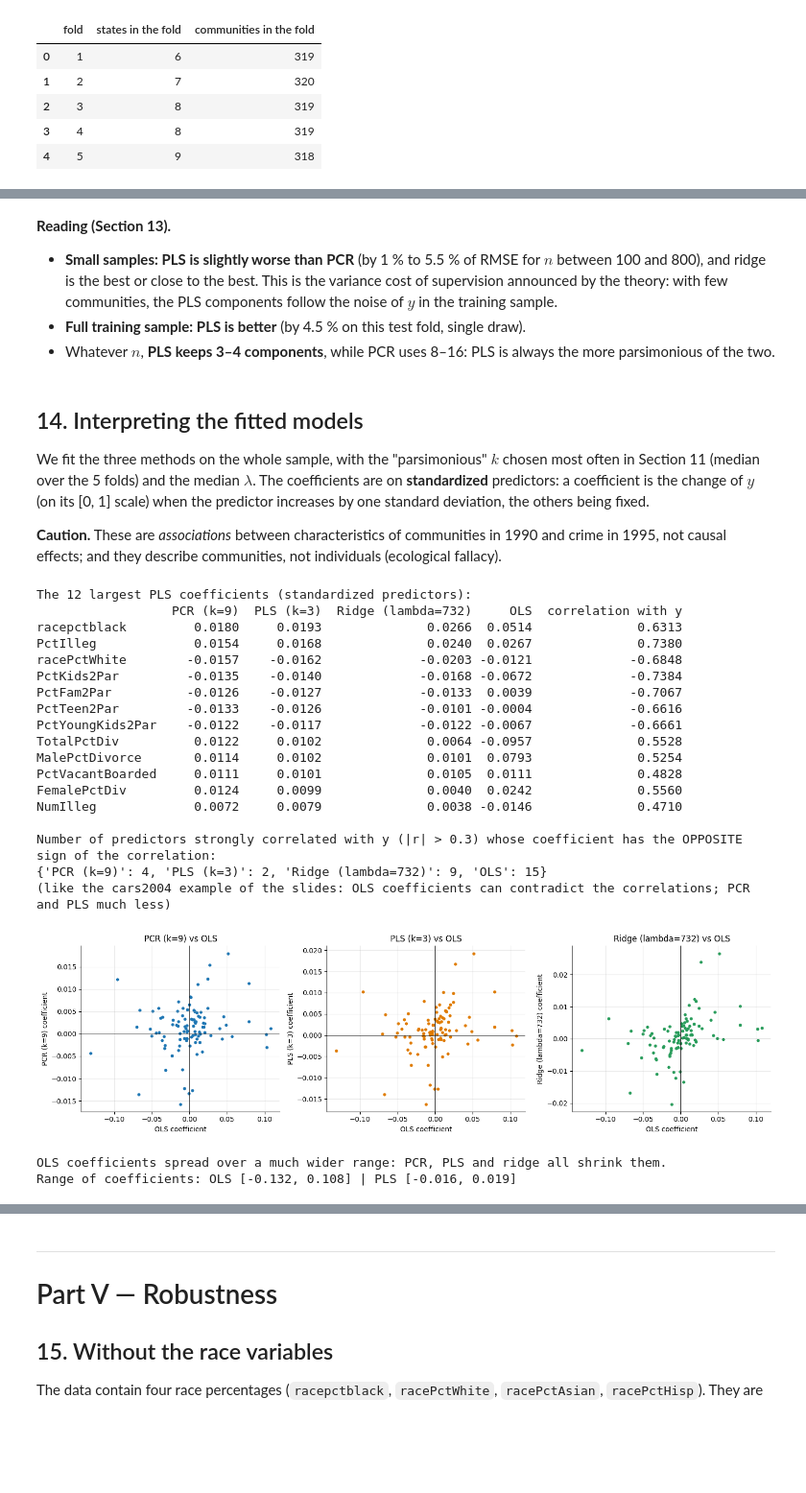
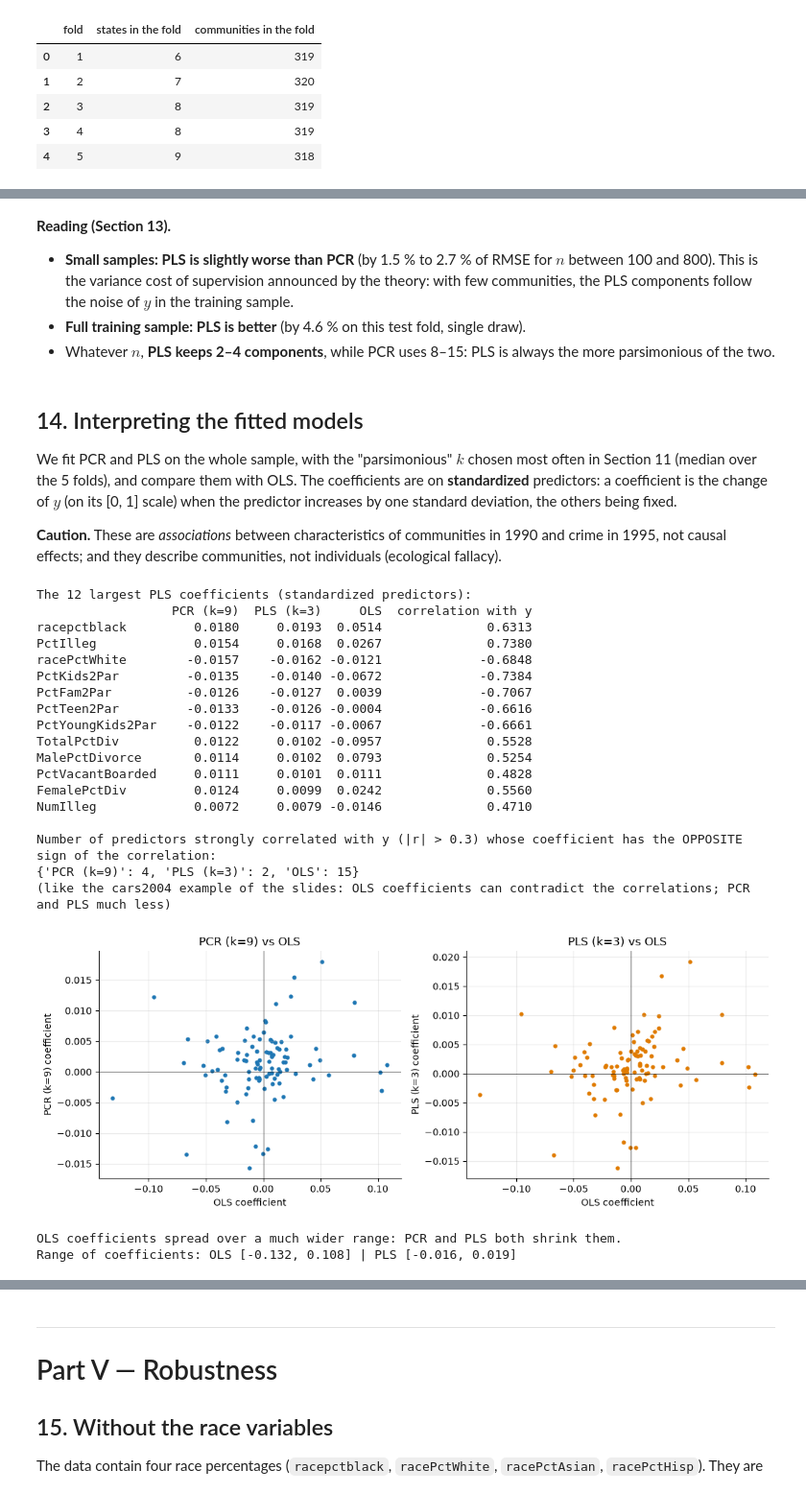
Before and after one commit to mathiasprat68-pixel/automatic-model-selection, a Jupyter notebook: 02_pcr_vs_pls_communities_crime_EN.ipynb, the cells around one changed output, grey strips where cells are left out. Shown at 96% size. Cells and saved outputs as stored; diff of their text form; code cells hidden in the pictures; blank space fills up the shorter version.

```diff
--- a/02_pcr_vs_pls_communities_crime_EN.ipynb
+++ b/02_pcr_vs_pls_communities_crime_EN.ipynb
@@ -853,10 +836,10 @@ def nested_cv(X_, y_, g_, outer=None, verbose=True):
         s = choose(cv_f)
         P = predict_all(fit_all(X_[tr], y_[tr]), X_[te])
         fc = {"Mean": P["Mean"][:, 0], "OLS": P["OLS"][:, 0], "PCR": P["PCR"][:, s["k_PCR"] - 1],
-              "PLS": P["PLS"][:, s["k_PLS"] - 1], "Ridge": P["Ridge"][:, int(np.argmin(cv_f["Ridge"]))]}
+              "PLS": P["PLS"][:, s["k_PLS"] - 1]}
         row = {"fold": f, "test states": len(np.unique(g_[te])), "test communities": len(te),
                "k PCR": s["k_PCR"], "k PLS": s["k_PLS"], "k PCR (pars.)": s["k_PCR_parsimonious"],
-               "k PLS (pars.)": s["k_PLS_parsimonious"], "lambda Ridge": round(s["lambda_Ridge"], 1)}
+               "k PLS (pars.)": s["k_PLS_parsimonious"]}
         row.update({f"RMSE {m}": rmse(y_[te], v) for m, v in fc.items()})
         rows.append(row)
         for m, v in fc.items():
@@ -871,6 +854,6 @@ table_all, pooled_all, curves_all = nested_cv(X_np, y_np, groups, outer=outer_fo
 print("Per fold (each fold = several states never seen by the model):")
 print(table_all.round(4).to_string(index=False))
 print("\nPooled over the 1 994 communities:")
-print(pooled_all.loc[["Mean", "OLS", "PCR", "PLS", "Ridge"]].round(4).to_string())
+print(pooled_all.loc[["Mean", "OLS", "PCR", "PLS"]].round(4).to_string())
 # %% [output]
 Per fold (each fold = several states never seen by the model):
@@ -891,11 +873,11 @@ Ridge  0.1487  0.1023
 # %%
 mean_curve = lambda key: np.mean([c[key] for c in curves_all], axis=0)
+ks = np.arange(1, len(mean_curve("PCR")) + 1)
 fig, ax = plt.subplots(1, 2, figsize=(13, 4.2))
 for a, pre, title in zip(ax, ("cv_", ""), ("Inner cross-validation (used to choose k)", "Outer test folds (states never seen)")):
     a.plot(ks, mean_curve(pre + "PCR"), "-o", ms=3, color=C_PCR, label="PCR")
     a.plot(ks, mean_curve(pre + "PLS"), "-o", ms=3, color=C_PLS, label="PLS")
     if pre == "":
-        a.axhline(pooled_all.loc["Ridge", "RMSE"], color=C_RIDGE, ls="--", label="Ridge (lambda chosen by CV)")
         a.axhline(pooled_all.loc["Mean", "RMSE"], color=C_MEAN, ls="--", label="mean of y")
     a.set(title=title, xlabel="number of components k", ylabel="RMSE (average of the 5 folds)"); a.legend()
 plt.tight_layout(); plt.show()
@@ -943,13 +925,13 @@ for n_sub in [100, 200, 400, 800, len(train_idx)]:
         P = predict_all(fit_all(Xs_, ys_), X_test)
         rows.append({"n": n_sub, "k PCR": s["k_PCR"], "k PLS": s["k_PLS"],
                      "PCR": rmse(y_test, P["PCR"][:, s["k_PCR"] - 1]), "PLS": rmse(y_test, P["PLS"][:, s["k_PLS"] - 1]),
-                     "Ridge": rmse(y_test, P["Ridge"][:, int(np.argmin(cv_s["Ridge"]))]), "Mean": rmse(y_test, P["Mean"][:, 0])})
+                     "Mean": rmse(y_test, P["Mean"][:, 0])})
 size_res = pd.DataFrame(rows).groupby("n").mean()
 size_res["PLS better than PCR by"] = (size_res["PCR"] - size_res["PLS"]) / size_res["PCR"]
 print(size_res.round(4).to_string())
 
 fig, ax = plt.subplots(1, 2, figsize=(13, 4))
-for m, c in (("PCR", C_PCR), ("PLS", C_PLS), ("Ridge", C_RIDGE), ("Mean", C_MEAN)):
+for m, c in (("PCR", C_PCR), ("PLS", C_PLS), ("Mean", C_MEAN)):
     ax[0].plot(size_res.index, size_res[m], "-o", ms=4, color=c, label=m)
 ax[0].set(xscale="log", title="Test RMSE (unseen states) vs training size", xlabel="n (log scale)", ylabel="RMSE"); ax[0].legend()
 ax[1].plot(size_res.index, size_res["k PCR"], "-o", color=C_PCR, label="PCR")
@@ -968,16 +950,15 @@ n
 # %% [markdown]
 **Reading (Section 13).**
 
-- **Small samples: PLS is slightly worse than PCR** (by 1 % to 5.5 % of RMSE for $n$ between 100 and 800), and ridge is the best or
-  close to the best. This is the variance cost of supervision announced by the theory: with few communities, the PLS components
+- **Small samples: PLS is slightly worse than PCR** (by 1.5 % to 2.7 % of RMSE for $n$ between 100 and 800). This is the variance cost of supervision announced by the theory: with few communities, the PLS components
   follow the noise of $y$ in the training sample.
-- **Full training sample: PLS is better** (by 4.5 % on this test fold, single draw).
-- Whatever $n$, **PLS keeps 3–4 components**, while PCR uses 8–16: PLS is always the more parsimonious of the two.
+- **Full training sample: PLS is better** (by 4.6 % on this test fold, single draw).
+- Whatever $n$, **PLS keeps 2–4 components**, while PCR uses 8–15: PLS is always the more parsimonious of the two.
 # %% [markdown]
 ## 14. Interpreting the fitted models
 
-We fit the three methods on the whole sample, with the "parsimonious" $k$ chosen most often in Section 11 (median over the 5 folds) and
-the median $\lambda$. The coefficients are on **standardized** predictors: a coefficient is the change of $y$ (on its [0, 1] scale) when
+We fit PCR and PLS on the whole sample, with the "parsimonious" $k$ chosen most often in Section 11 (median over the 5 folds), and
+compare them with OLS. The coefficients are on **standardized** predictors: a coefficient is the change of $y$ (on its [0, 1] scale) when
 the predictor increases by one standard deviation, the others being fixed.
 
 **Caution.** These are *associations* between characteristics of communities in 1990 and crime in 1995, not causal effects; and they
@@ -985,49 +966,47 @@ describe communities, not individuals (ecological fallacy).
 # %%
 k_pcr = int(table_all["k PCR (pars.)"].median())
 k_pls = int(table_all["k PLS (pars.)"].median())
-lam = float(table_all["lambda Ridge"].median())
 coef = pd.DataFrame({f"PCR (k={k_pcr})": B_pcr[:, k_pcr - 1], f"PLS (k={k_pls})": B_pls[:, k_pls - 1],
-                     f"Ridge (lambda={lam:.0f})": ridge_path(standardized_X, centered_Y, np.array([lam]))[:, 0],
                      "OLS": beta_OLS, "correlation with y": corr_with_Y.values}, index=FEATURES)
 print("The 12 largest PLS coefficients (standardized predictors):")
 print(coef.reindex(coef.iloc[:, 1].abs().sort_values(ascending=False).index).head(12).round(4).to_string())
 
 n_wrong = lambda b: int(((np.sign(b) != np.sign(corr_with_Y.values)) & (np.abs(corr_with_Y.values) > 0.3)).sum())
 print("\nNumber of predictors strongly correlated with y (|r| > 0.3) whose coefficient has the OPPOSITE sign of the correlation:")
-print({c: n_wrong(coef[c].values) for c in coef.columns[:4]})
+print({c: n_wrong(coef[c].values) for c in coef.columns[:3]})
 print("(like the cars2004 example of the slides: OLS coefficients can contradict the correlations; PCR and PLS much less)")
 # %% [output]
 The 12 largest PLS coefficients (standardized predictors):
-                  PCR (k=9)  PLS (k=3)  Ridge (lambda=732)     OLS  correlation with y
-racepctblack         0.0180     0.0193              0.0266  0.0514              0.6313
-PctIlleg             0.0154     0.0168              0.0240  0.0267              0.7380
-racePctWhite        -0.0157    -0.0162             -0.0203 -0.0121             -0.6848
-PctKids2Par         -0.0135    -0.0140             -0.0168 -0.0672             -0.7384
-PctFam2Par          -0.0126    -0.0127             -0.0133  0.0039             -0.7067
-PctTeen2Par         -0.0133    -0.0126             -0.0101 -0.0004             -0.6616
-PctYoungKids2Par    -0.0122    -0.0117             -0.0122 -0.0067             -0.6661
-TotalPctDiv          0.0122     0.0102              0.0064 -0.0957              0.5528
-MalePctDivorce       0.0114     0.0102              0.0101  0.0793              0.5254
-PctVacantBoarded     0.0111     0.0101              0.0105  0.0111              0.4828
-FemalePctDiv         0.0124     0.0099              0.0040  0.0242              0.5560
-NumIlleg             0.0072     0.0079              0.0038 -0.0146              0.4710
+                  PCR (k=9)  PLS (k=3)     OLS  correlation with y
+racepctblack         0.0180     0.0193  0.0514              0.6313
+PctIlleg             0.0154     0.0168  0.0267              0.7380
+racePctWhite        -0.0157    -0.0162 -0.0121             -0.6848
+PctKids2Par         -0.0135    -0.0140 -0.0672             -0.7384
+PctFam2Par          -0.0126    -0.0127  0.0039             -0.7067
+PctTeen2Par         -0.0133    -0.0126 -0.0004             -0.6616
+PctYoungKids2Par    -0.0122    -0.0117 -0.0067             -0.6661
+TotalPctDiv          0.0122     0.0102 -0.0957              0.5528
+MalePctDivorce       0.0114     0.0102  0.0793              0.5254
+PctVacantBoarded     0.0111     0.0101  0.0111              0.4828
+FemalePctDiv         0.0124     0.0099  0.0242              0.5560
+NumIlleg             0.0072     0.0079 -0.0146              0.4710
 
 Number of predictors strongly correlated with y (|r| > 0.3) whose coefficient has the OPPOSITE sign of the correlation:
-{'PCR (k=9)': 4, 'PLS (k=3)': 2, 'Ridge (lambda=732)': 9, 'OLS': 15}
+{'PCR (k=9)': 4, 'PLS (k=3)': 2, 'OLS': 15}
 (like the cars2004 example of the slides: OLS coefficients can contradict the correlations; PCR and PLS much less)
 # %%
-fig, ax = plt.subplots(1, 3, figsize=(15, 4.3))
-for a, col, c in zip(ax, coef.columns[:3], (C_PCR, C_PLS, C_RIDGE)):
+fig, ax = plt.subplots(1, 2, figsize=(11, 4.3))
+for a, col, c in zip(ax, coef.columns[:2], (C_PCR, C_PLS)):
     a.scatter(coef["OLS"], coef[col], s=12, color=c)
     a.axhline(0, color="k", lw=.5); a.axvline(0, color="k", lw=.5)
     a.set(xlabel="OLS coefficient", ylabel=f"{col} coefficient", title=f"{col} vs OLS")
 plt.tight_layout(); plt.show()
-print("OLS coefficients spread over a much wider range: PCR, PLS and ridge all shrink them.")
+print("OLS coefficients spread over a much wider range: PCR and PLS both shrink them.")
 print(f"Range of coefficients: OLS [{coef['OLS'].min():.3f}, {coef['OLS'].max():.3f}] | "
       f"PLS [{coef.iloc[:, 1].min():.3f}, {coef.iloc[:, 1].max():.3f}]")
 # %% [output]
-[figure, old version]
+[figure, new version]
-OLS coefficients spread over a much wider range: PCR, PLS and ridge all shrink them.
+OLS coefficients spread over a much wider range: PCR and PLS both shrink them.
 Range of coefficients: OLS [-0.132, 0.108] | PLS [-0.016, 0.019]
 # %% [markdown]
 **Reading (Section 14).**
```
Also changed, not shown: parts of 29 cells of this notebook, 1 other file.
